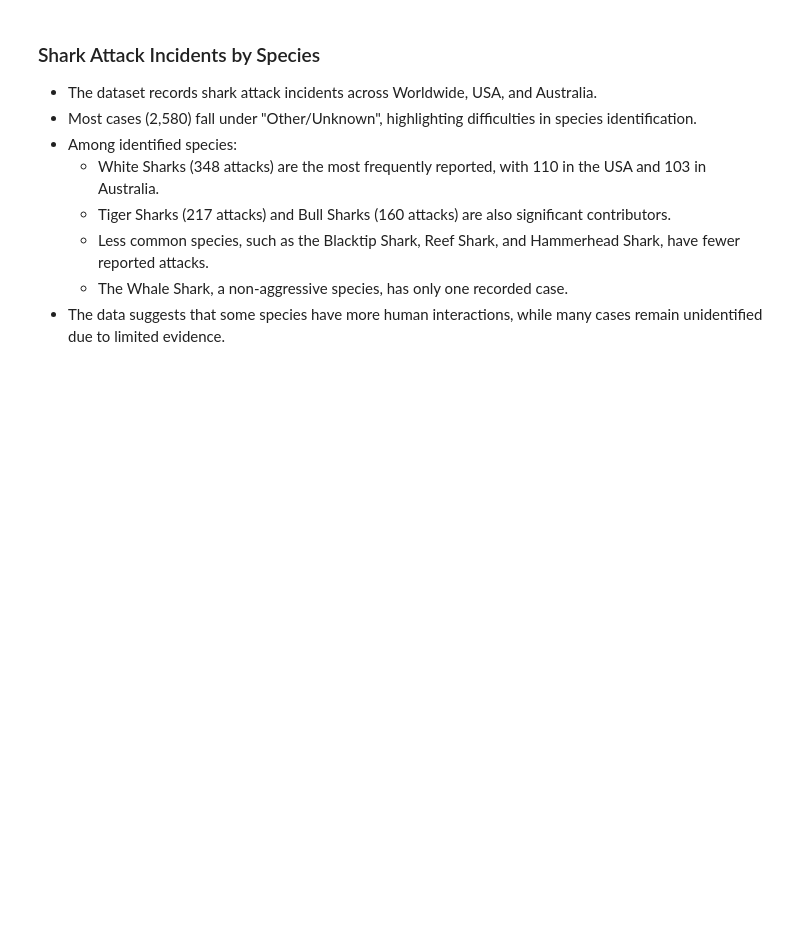
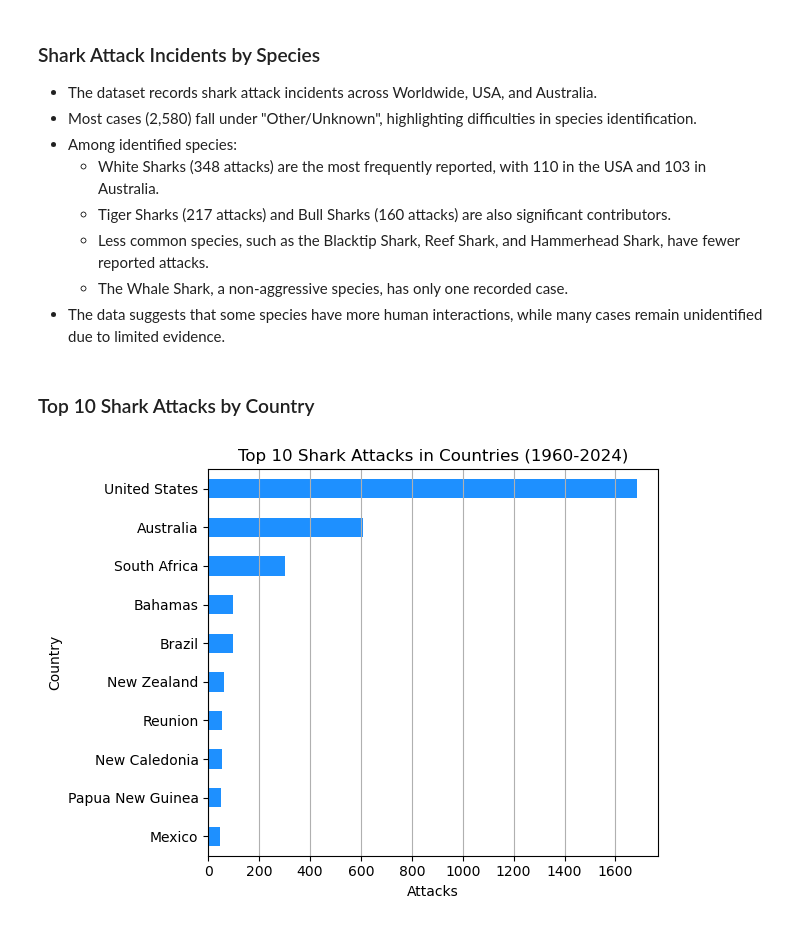
Before and after one commit to SheryllD/shark_attacks_project, a Jupyter notebook: shark_data_wrangling.ipynb, the cells around one changed output. Saved outputs shown, nothing was run; the diff lists cells and outputs as text; code cells hidden in the pictures; blank space fills up the shorter version.

```diff
--- a/shark_data_wrangling.ipynb
+++ b/shark_data_wrangling.ipynb
@@ -100,3 +98,11 @@ Australia counts: [413, 103, 26, 34, 3, 7, 14, 2, 2, 0, 0, 1, 2, 2, 1]
     - Less common species, such as the Blacktip Shark, Reef Shark, and Hammerhead Shark, have fewer reported attacks.
     - The Whale Shark, a non-aggressive species, has only one recorded case.
 - The data suggests that some species have more human interactions, while many cases remain unidentified due to limited evidence.
+# %% [markdown]
+### Top 10 Shark Attacks by Country
+# %%
+image_path = "images/AttacksByCountry.png"
+image = Image.open(image_path)
+display(image)
+# %% [output]
+[figure, added]
```
Also changed, not shown: parts of 8 cells of this notebook, 2 other files.
